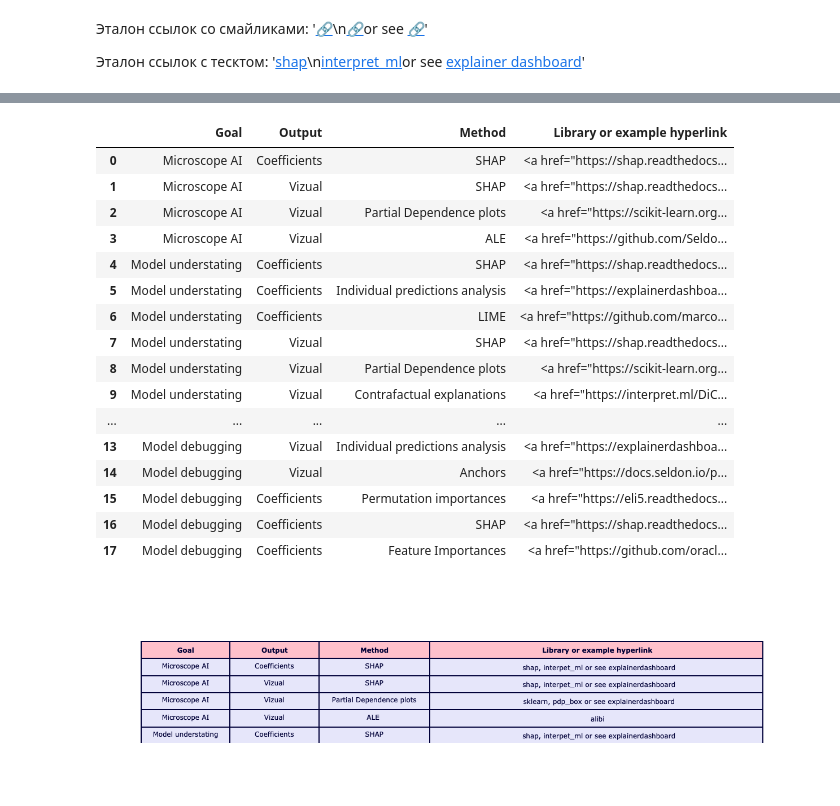
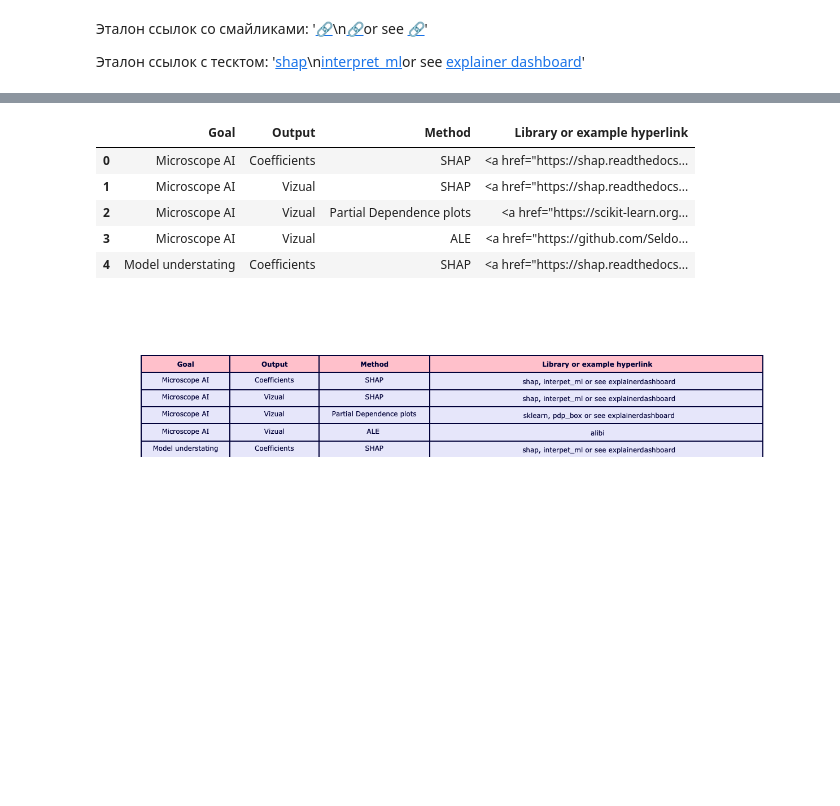
Before and after one commit to SadSabrina/streamlit_XAI_table, a Jupyter notebook: XAI_data.ipynb, the cells around one changed output, grey strips where cells are left out. Saved outputs shown, nothing was run; the diff lists cells and outputs as text; code cells hidden in the pictures; blank space fills up the shorter version.

Commit message:
Updating dataframes

```diff
--- a/XAI_data.ipynb
+++ b/XAI_data.ipynb
@@ -63,24 +70,13 @@ general_table.drop(['Library or example'], axis=1).to_csv('xai_md_agnostic_table
 # %%
 general_table2 = pd.read_csv('./data/xai_md_agnostic_table_cleaned.csv')
-general_table2
+general_table2.head()
 # %% [output]
 |  | Goal | Output | Method | Library or example hyperlink |
 | 0 | Microscope AI | Coefficients | SHAP | <a href="https://shap.readthedocs... |
 | 1 | Microscope AI | Vizual | SHAP | <a href="https://shap.readthedocs... |
 | 2 | Microscope AI | Vizual | Partial Dependence plots | <a href="https://scikit-learn.org... |
 | 3 | Microscope AI | Vizual | ALE | <a href="https://github.com/Seldo... |
 | 4 | Model understating | Coefficients | SHAP | <a href="https://shap.readthedocs... |
-| 5 | Model understating | Coefficients | Individual predictions analysis | <a href="https://explainerdashboa... |
-| 6 | Model understating | Coefficients | LIME | <a href="https://github.com/marco... |
-| 7 | Model understating | Vizual | SHAP | <a href="https://shap.readthedocs... |
-| 8 | Model understating | Vizual | Partial Dependence plots | <a href="https://scikit-learn.org... |
-| 9 | Model understating | Vizual | Contrafactual explanations | <a href="https://interpret.ml/DiC... |
-| ... | ... | ... | ... | ... |
-| 13 | Model debugging | Vizual | Individual predictions analysis | <a href="https://explainerdashboa... |
-| 14 | Model debugging | Vizual | Anchors | <a href="https://docs.seldon.io/p... |
-| 15 | Model debugging | Coefficients | Permutation importances | <a href="https://eli5.readthedocs... |
-| 16 | Model debugging | Coefficients | SHAP | <a href="https://shap.readthedocs... |
-| 17 | Model debugging | Coefficients | Feature Importances | <a href="https://github.com/oracl... |
 # %%
 fig = go.Figure(
     data=[
```
Also changed, not shown: parts of 5 cells of this notebook.
